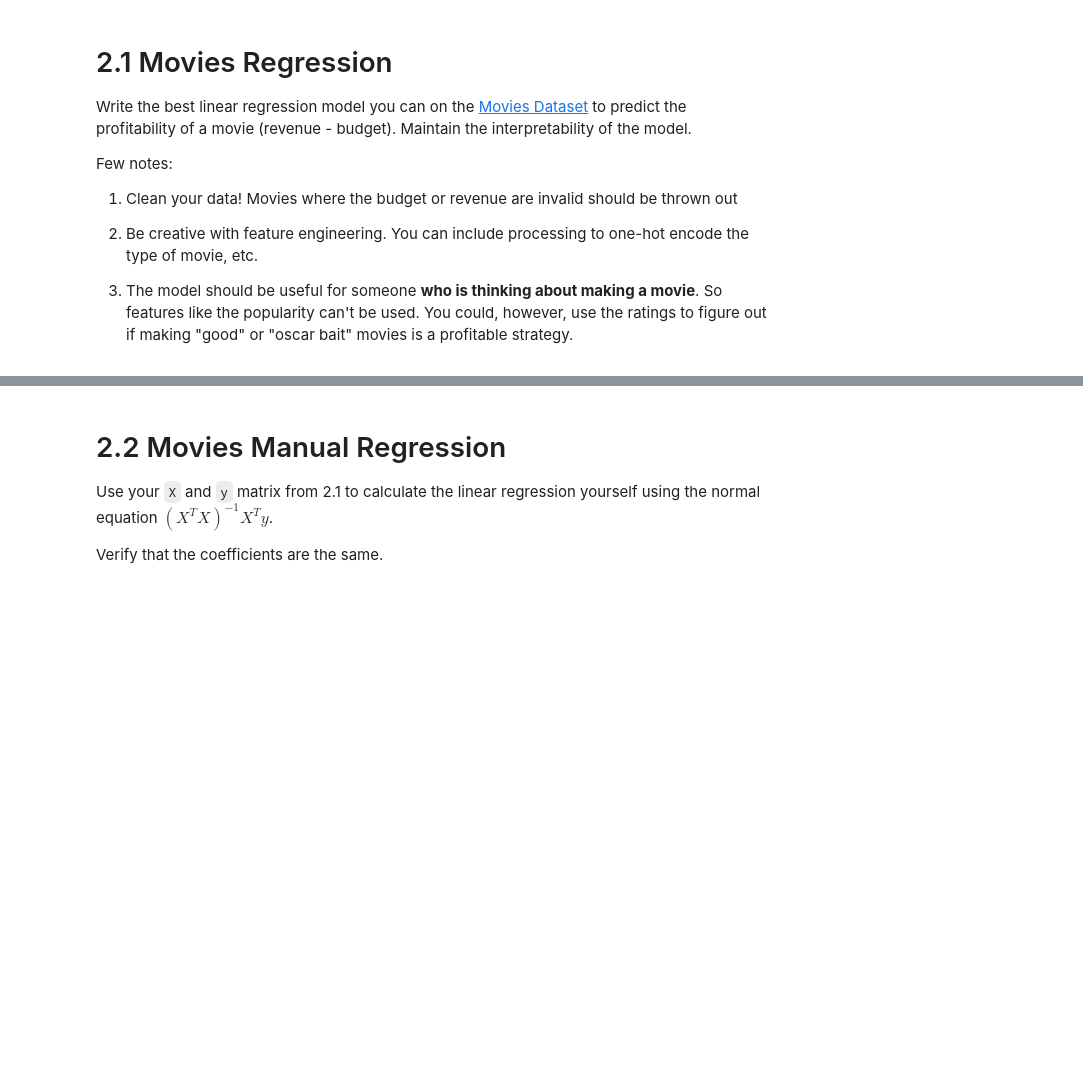
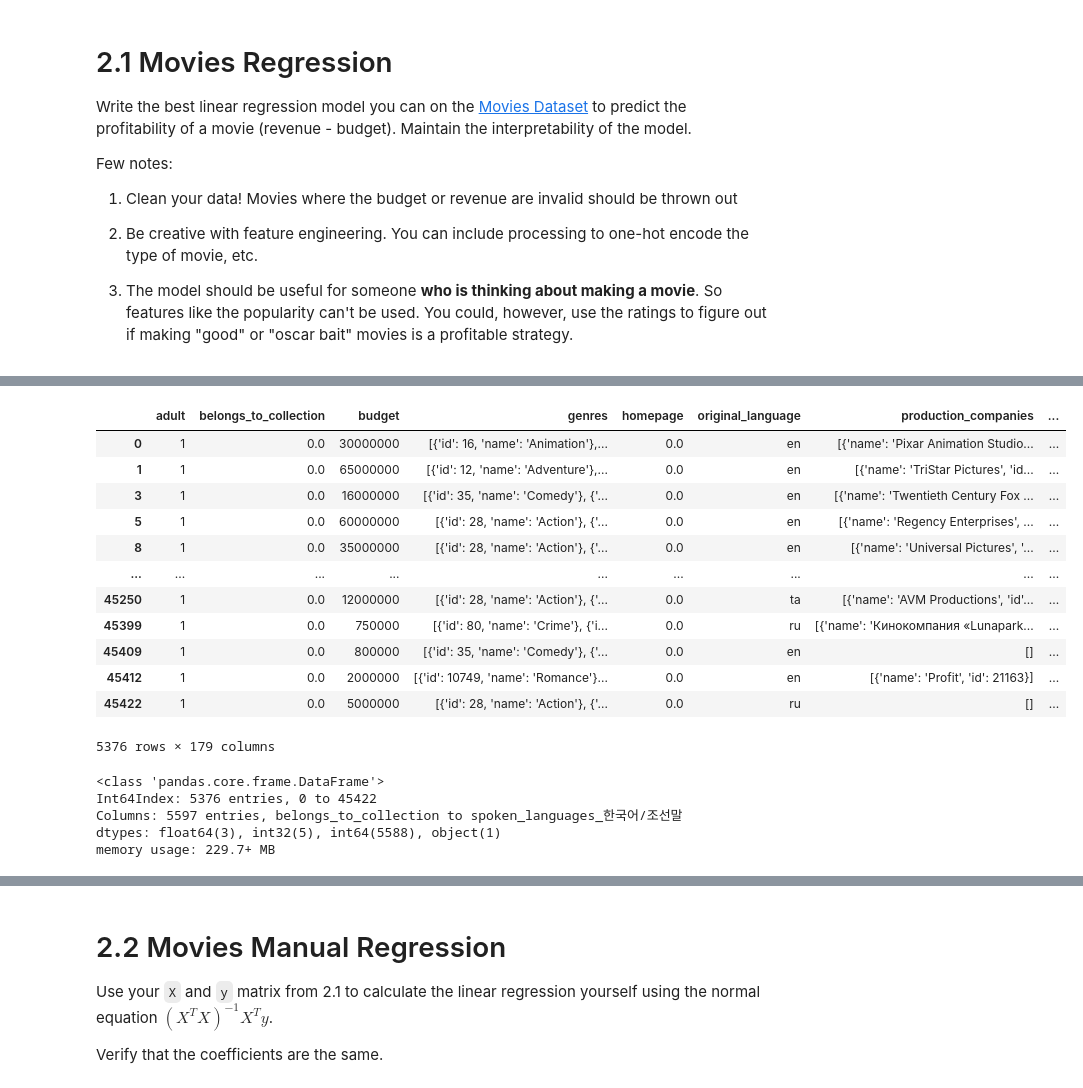
Before and after one commit to cb-ds-1/3-5-optimization, a Jupyter notebook: Workshop_ Maximum likelihood.ipynb, the cells around one changed output, grey strips where cells are left out. Cells and saved outputs as stored; diff of their text form; code cells hidden in the pictures; blank space fills up the shorter version.

```diff
--- a/Workshop_ Maximum likelihood.ipynb
+++ b/Workshop_ Maximum likelihood.ipynb
@@ -47,0 +168,41 @@ Few notes:
+# %%
+def x_1(x):
+    try:
+        return eval(x)
+    except Exception as e :
+        print(x)
+        raise e
+
+json_features = ['genres', 'production_countries', 'spoken_languages'] #'production_companies',
+
+for f in json_features:
+    x = (df[f]
+            .fillna('')
+            .apply(x_1)
+            .apply(lambda row : [d['name'] for d in row])
+            .astype(str)
+            .str.replace("[", "")
+            .str.replace("]", "")
+            .str.replace("'", "")
+            .str.strip()
+            .str.replace(" ", "")
+            .str.get_dummies(',')
+            )
+    x.columns = [f + "_" + s for s in x.columns]
+    df = df.join(x)
+df
+#df = df.join(GROSSE_FONCTION)
+# %% [output]
+|  | adult | belongs_to_collection | budget | genres | homepage | original_language | production_companies | ... |
+| 0 | 1 | 0.0 | 30000000 | [{'id': 16, 'name': 'Animation'},... | 0.0 | en | [{'name': 'Pixar Animation Studio... | ... |
+| 1 | 1 | 0.0 | 65000000 | [{'id': 12, 'name': 'Adventure'},... | 0.0 | en | [{'name': 'TriStar Pictures', 'id... | ... |
+| 3 | 1 | 0.0 | 16000000 | [{'id': 35, 'name': 'Comedy'}, {'... | 0.0 | en | [{'name': 'Twentieth Century Fox ... | ... |
+| 5 | 1 | 0.0 | 60000000 | [{'id': 28, 'name': 'Action'}, {'... | 0.0 | en | [{'name': 'Regency Enterprises', ... | ... |
+| 8 | 1 | 0.0 | 35000000 | [{'id': 28, 'name': 'Action'}, {'... | 0.0 | en | [{'name': 'Universal Pictures', '... | ... |
+| ... | ... | ... | ... | ... | ... | ... | ... | ... |
+| 45250 | 1 | 0.0 | 12000000 | [{'id': 28, 'name': 'Action'}, {'... | 0.0 | ta | [{'name': 'AVM Productions', 'id'... | ... |
+| 45399 | 1 | 0.0 | 750000 | [{'id': 80, 'name': 'Crime'}, {'i... | 0.0 | ru | [{'name': 'Кинокомпания «Lunapark... | ... |
+| 45409 | 1 | 0.0 | 800000 | [{'id': 35, 'name': 'Comedy'}, {'... | 0.0 | en | [] | ... |
+| 45412 | 1 | 0.0 | 2000000 | [{'id': 10749, 'name': 'Romance'}... | 0.0 | en | [{'name': 'Profit', 'id': 21163}] | ... |
+| 45422 | 1 | 0.0 | 5000000 | [{'id': 28, 'name': 'Action'}, {'... | 0.0 | ru | [] | ... |
+5376 rows × 179 columns
@@ -47,0 +214,8 @@ Few notes:
+# %%
+df.info()
+# %% [output]
+<class 'pandas.core.frame.DataFrame'>
+Int64Index: 5376 entries, 0 to 45422
+Columns: 5597 entries, belongs_to_collection to spoken_languages_한국어/조선말
+dtypes: float64(3), int32(5), int64(5588), object(1)
+memory usage: 229.7+ MB
```
Also changed, not shown: parts of 10 cells of this notebook, 1 other file.
